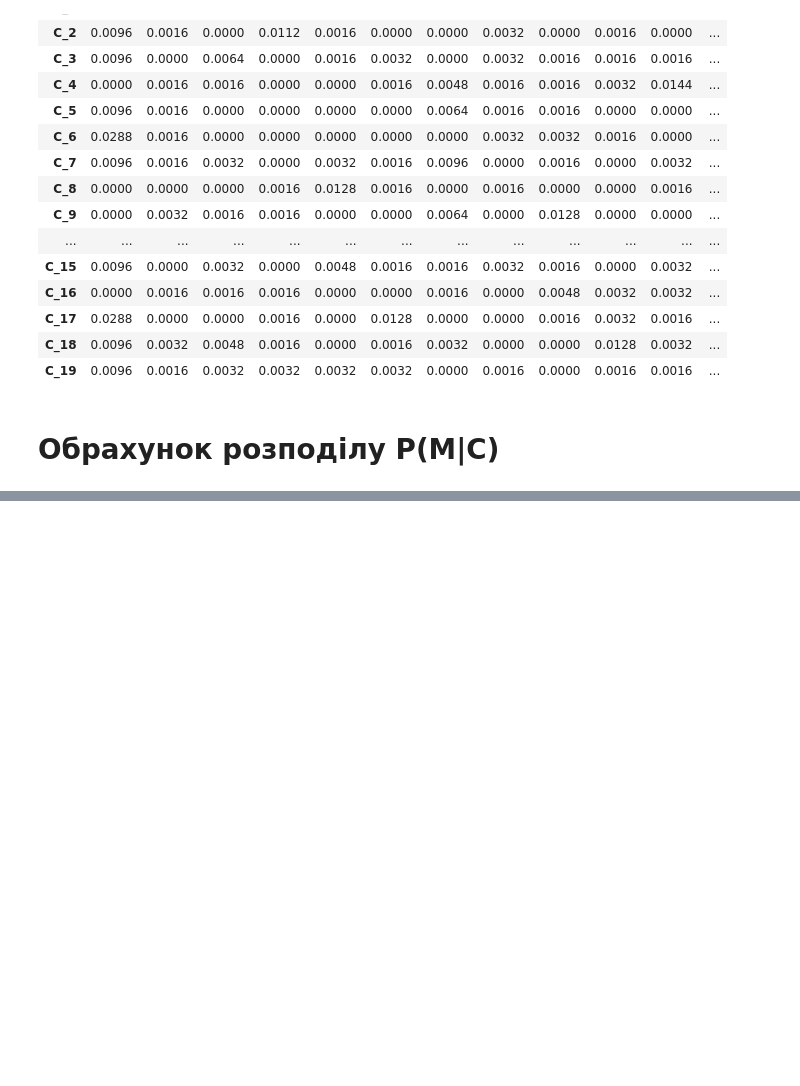
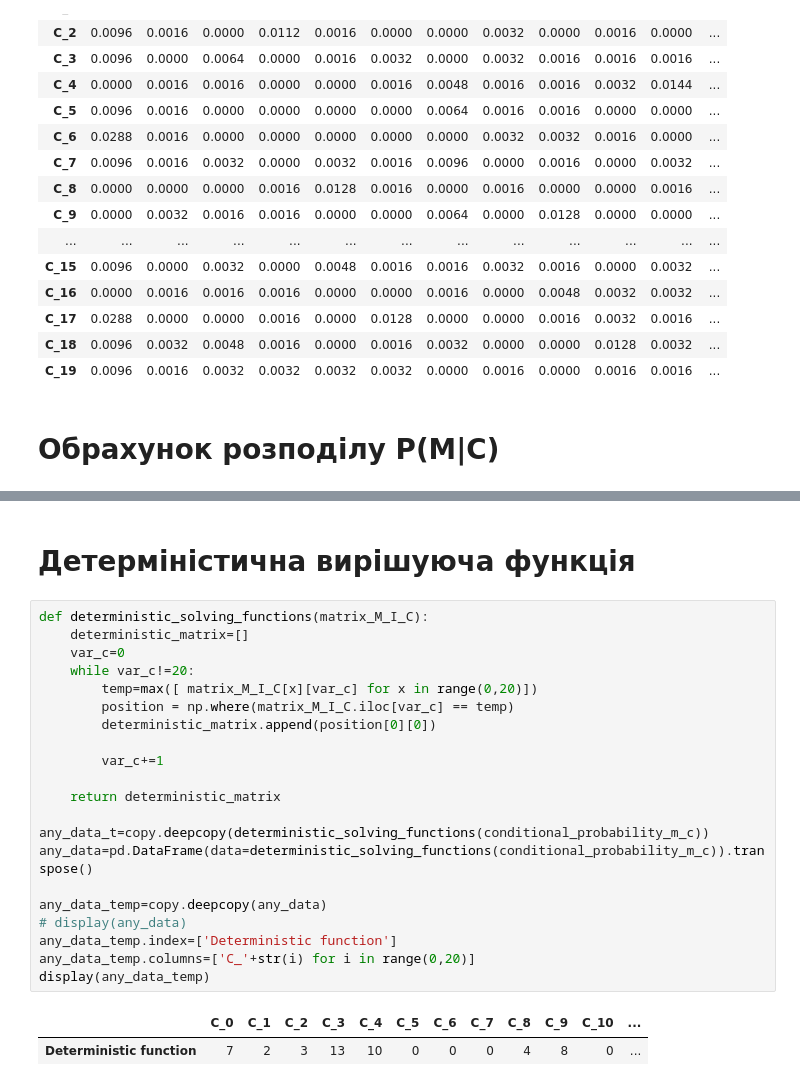
Before and after one commit to andrew-kolomiets/Cryptanalysis, a Jupyter notebook: code_06.ipynb, the cells around one changed output, grey strips where cells are left out. Saved outputs shown, nothing was run; the diff lists cells and outputs as text; blank space fills up the shorter version.

```diff
--- a/code_06.ipynb
+++ b/code_06.ipynb
@@ -162,3 +162,29 @@ display(conditional_probability_m_c_temp)
 | C_17 | 0.450000 | 0.000000 | 0.000000 | 0.025000 | 0.000000 | 0.200000 | 0.000000 | 0.000000 | 0.025000 | 0.050000 | 0.025000 | ... |
 | C_18 | 0.200000 | 0.066667 | 0.100000 | 0.033333 | 0.000000 | 0.033333 | 0.066667 | 0.000000 | 0.000000 | 0.266667 | 0.066667 | ... |
 | C_19 | 0.200000 | 0.033333 | 0.066667 | 0.066667 | 0.066667 | 0.066667 | 0.000000 | 0.033333 | 0.000000 | 0.033333 | 0.033333 | ... |
+# %% [markdown]
+# Детерміністична вирішуюча функція
+# %%
+def deterministic_solving_functions(matrix_M_I_C):
+    deterministic_matrix=[]
+    var_c=0
+    while var_c!=20:
+        temp=max([ matrix_M_I_C[x][var_c] for x in range(0,20)])
+        position = np.where(matrix_M_I_C.iloc[var_c] == temp)
+        deterministic_matrix.append(position[0][0])
+
+        var_c+=1
+
+    return deterministic_matrix
+
+any_data_t=copy.deepcopy(deterministic_solving_functions(conditional_probability_m_c))
+any_data=pd.DataFrame(data=deterministic_solving_functions(conditional_probability_m_c)).transpose()
+
+any_data_temp=copy.deepcopy(any_data)
+# display(any_data)
+any_data_temp.index=['Deterministic function']
+any_data_temp.columns=['C_'+str(i) for i in range(0,20)]
+display(any_data_temp)
+# %% [output]
+|  | C_0 | C_1 | C_2 | C_3 | C_4 | C_5 | C_6 | C_7 | C_8 | C_9 | C_10 | ... |
+| Deterministic function | 7 | 2 | 3 | 13 | 10 | 0 | 0 | 0 | 4 | 8 | 0 | ... |
```
